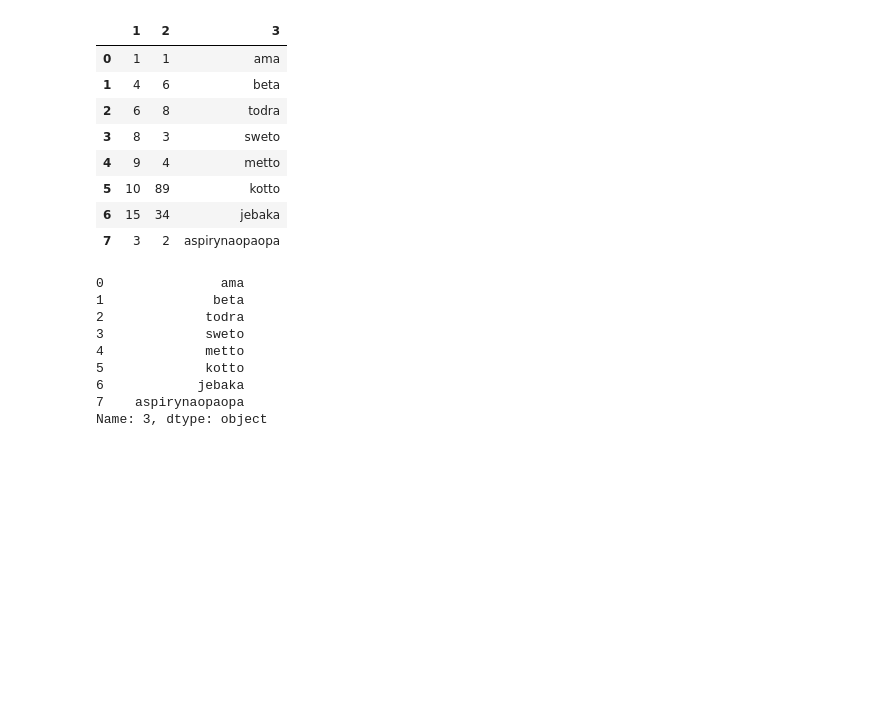
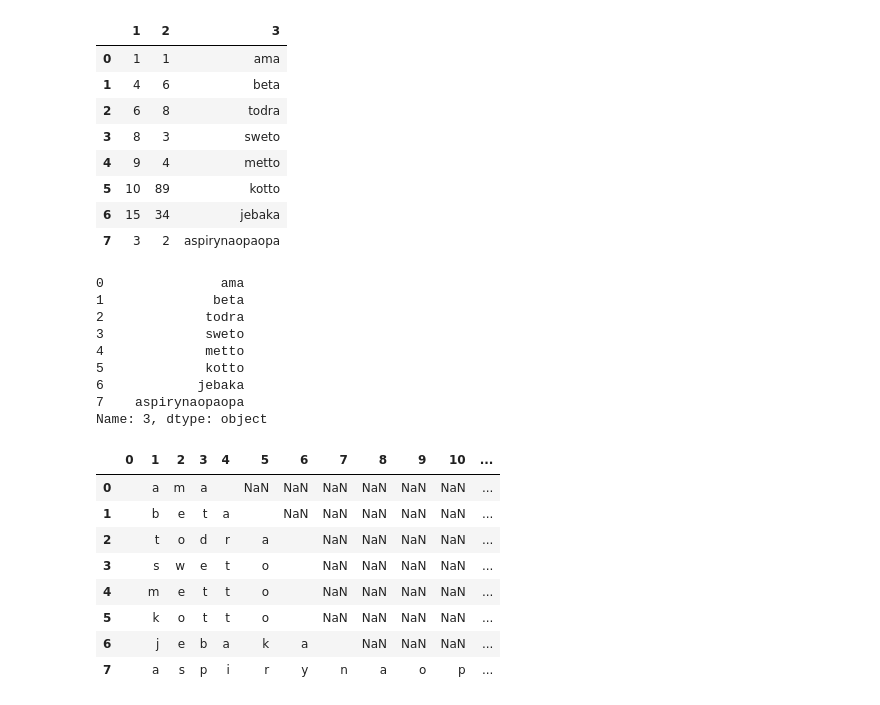
Before and after one commit to jdre1/Machine-Learning-Bootcamp, a Jupyter notebook: supervised/01_basic/extracting_featurtes.ipynb, the cells around one changed output. Saved outputs shown, nothing was run; the diff lists cells and outputs as text; code cells hidden in the pictures; blank space fills up the shorter version.

```diff
--- a/supervised/01_basic/extracting_featurtes.ipynb
+++ b/supervised/01_basic/extracting_featurtes.ipynb
@@ -391,6 +391,18 @@ df_k[3]
 7    aspirynaopaopa
 Name: 3, dtype: object
 # %%
-kabura = df_k['c'].str.split('',expand=True)
+kabura = df_k[3].str.split('', expand=True)
 # %%
 www = kabura.astype('category')
+# %%
+www
+# %% [output]
+|  | 0 | 1 | 2 | 3 | 4 | 5 | 6 | 7 | 8 | 9 | 10 | ... |
+| 0 |  | a | m | a |  | NaN | NaN | NaN | NaN | NaN | NaN | ... |
+| 1 |  | b | e | t | a |  | NaN | NaN | NaN | NaN | NaN | ... |
+| 2 |  | t | o | d | r | a |  | NaN | NaN | NaN | NaN | ... |
+| 3 |  | s | w | e | t | o |  | NaN | NaN | NaN | NaN | ... |
+| 4 |  | m | e | t | t | o |  | NaN | NaN | NaN | NaN | ... |
+| 5 |  | k | o | t | t | o |  | NaN | NaN | NaN | NaN | ... |
+| 6 |  | j | e | b | a | k | a |  | NaN | NaN | NaN | ... |
+| 7 |  | a | s | p | i | r | y | n | a | o | p | ... |
```
Also changed, not shown: parts of 12 cells of this notebook.
